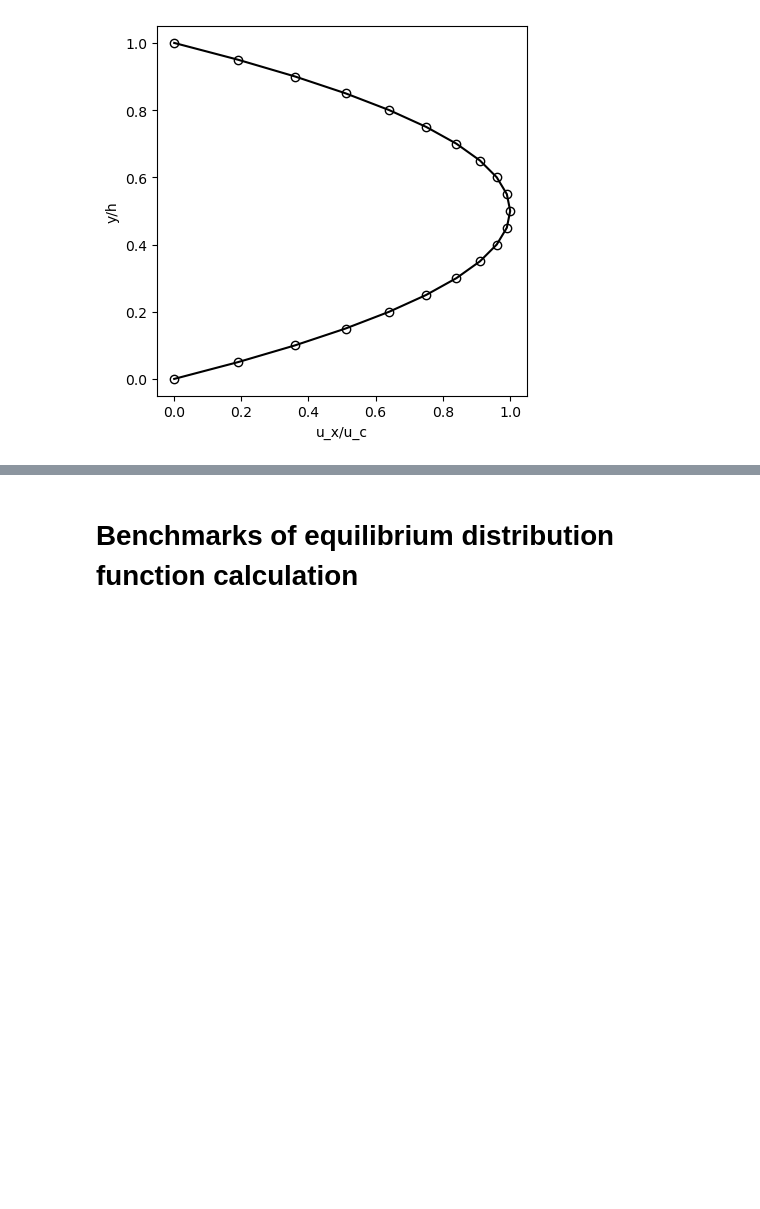
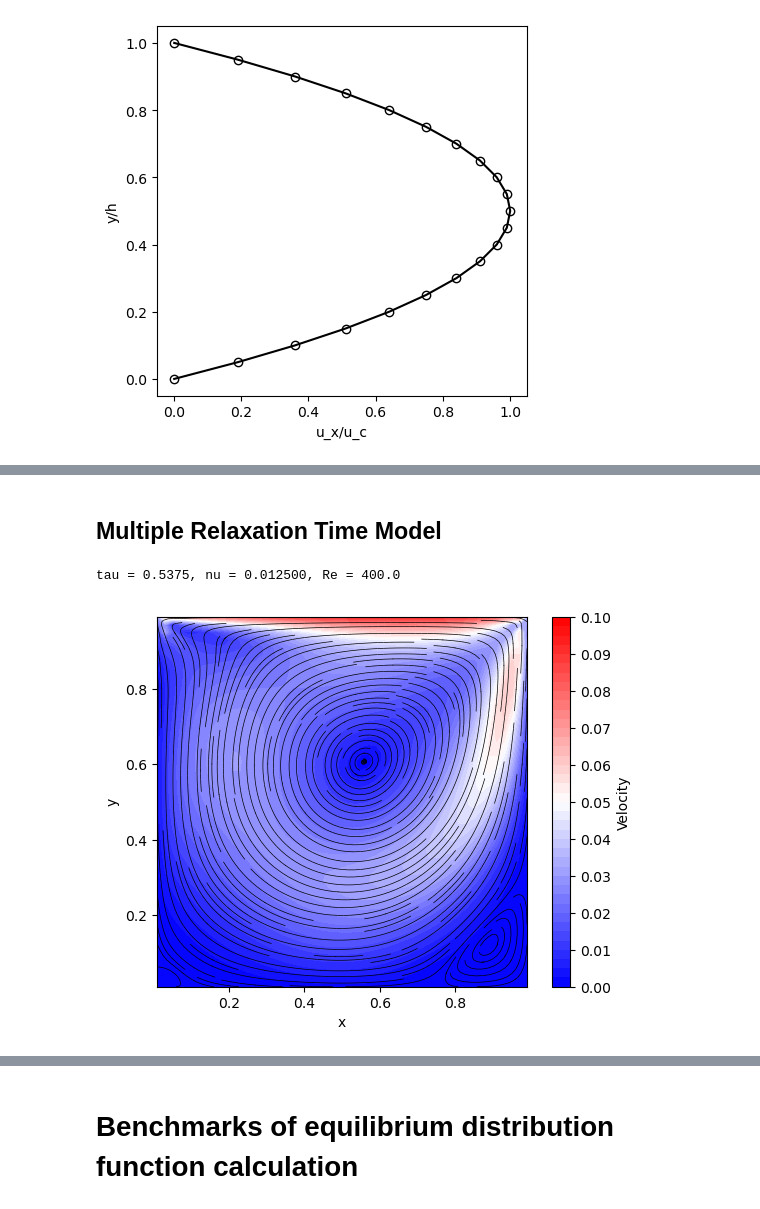
Before and after one commit to shohirose/lbm-simulator, a Jupyter notebook: plot.ipynb, the cells around one changed output, grey strips where cells are left out. Drawn from its saved outputs; the diff is of its cells as text; code cells hidden in the pictures; blank space fills up the shorter version.

```diff
--- a/plot.ipynb
+++ b/plot.ipynb
@@ -70,0 +113,43 @@ nu = 0.02, uc = 2.500000e-02
+# %% [markdown]
+## Multiple Relaxation Time Model
+# %%
+j = None
+with open(Path('data/cavity_mrt.json'), mode='r') as f:
+    j = json.load(f)
+
+nx = j["gridShape"][0]
+ny = j["gridShape"][1]
+lx = float(nx - 2)
+ly = float(ny - 2)
+u_wall = j["wallVelocity"]
+
+dir = Path(j["outputDirectory"])
+ux = np.loadtxt(dir / Path("ux.txt"))
+uy = np.loadtxt(dir / Path("uy.txt"))
+x = np.loadtxt(dir / Path("x.txt")) / lx
+y = np.loadtxt(dir / Path("y.txt")) / ly
+
+tau = j["multipleRelaxationTimeModel"]["tau"]
+nu = (tau - 0.5) / 3.0
+Re = u_wall * lx / nu
+# Relaxation time, dynamic viscosity, Reynolds number
+print(f"tau = {tau}, nu = {nu:.6f}, Re = {Re:.1f}")
+
+fig = plt.figure()
+ax = fig.add_subplot(111)
+ax.streamplot(x, y, ux, uy, density=2, color="k", arrowstyle="-", linewidth=0.5)
+ax.set_xlabel("x")
+ax.set_ylabel("y")
+ax.set_xbound([0, 1])
+ax.set_ybound([0, 1])
+ax.set_aspect('equal')
+
+u = np.sqrt(ux**2 + uy**2)
+levels = np.linspace(0, u_wall, 41)
+cs = ax.contourf(x, y, u, levels=levels, cmap="bwr")
+ticks = np.linspace(0, u_wall, 11)
+cbar = fig.colorbar(cs, ticks=ticks)
+cbar.set_label("Velocity")
+# %% [output]
+tau = 0.5375, nu = 0.012500, Re = 400.0
+[figure, added]
```
Also changed, not shown: parts of 10 cells of this notebook.
